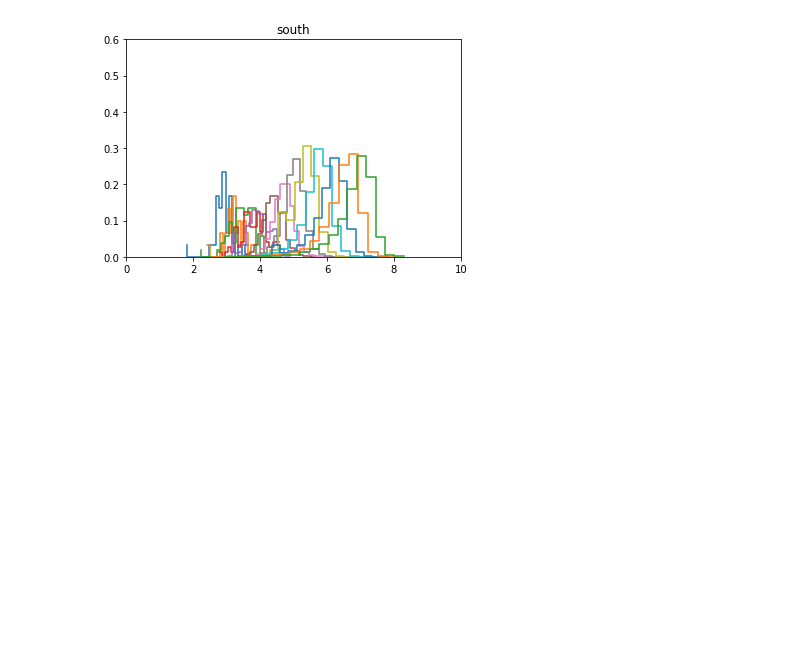
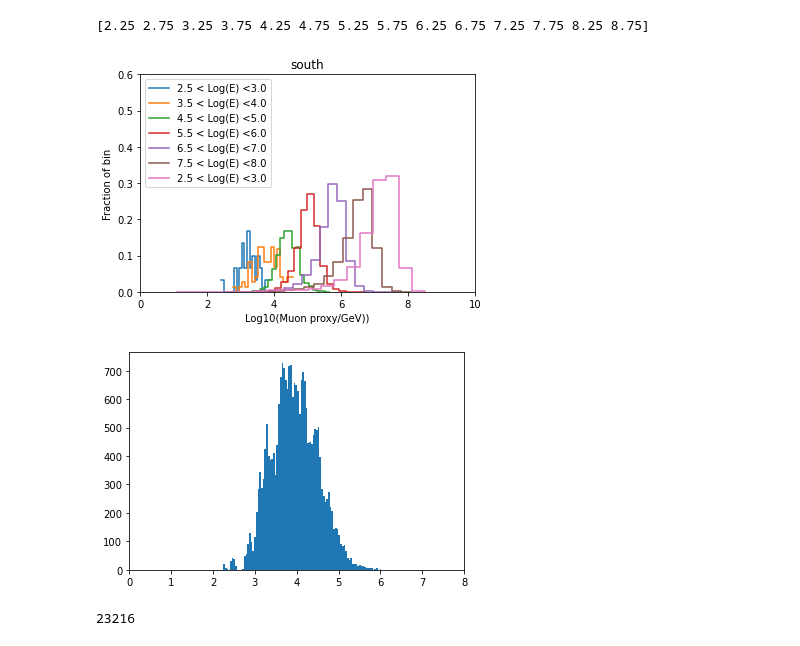
Before and after one commit to katherinemcd/public_icecube_data_analysis, a Jupyter notebook: Neutrino_to_muon_energy.ipynb, the cells around one changed output. Saved outputs shown, nothing was run; the diff lists cells and outputs as text; code cells hidden in the pictures; blank space fills up the shorter version.

```diff
--- a/Neutrino_to_muon_energy.ipynb
+++ b/Neutrino_to_muon_energy.ipynb
@@ -49,48 +74,74 @@ south_eng = data_eng[data_dec< -10]
 ##data for those indices. Lim is the average of the bounds for neutrino energy
 
 
 index = []
 for i in range(len(dec)):
     if dec[i]<-10:
         index.insert(len(index),i)
-lim = [2.25,2.75,3.25,3.75,4.25,4.75,5.25,5.75,6.25,6.75,7.25,7.75,8.25]
+lim = [2.25, 2.75, 3.25,3.75,4.25,4.75,5.25,5.75,6.25,6.75,7.25,7.75,8.25,8.75]
 regional_e_mu = e_mu[index]
 regional_e_nu = e_nu[index]
 regional_frac = frac[index]
+alphs = [1,.9,.85,.8,.7,.65,.6,.5,.4,.35,.3,.2,.1]
 
-
-
+print(np.unique(regional_e_nu))
 
 ##Here I define variables of the unique muon energy bins in the IceCube data (mainly for plot recreation)
 ##Then, I define total_frac, which sums over the fractional value of each individual data point.
 ##Next is new_e_mu, which is where I will store the muon energy converted from neutrino energy.
 ##Muon is the linspace to create the function over, where the bounds are the min and max of the distribution given
 
-unique_mu = np.zeros((13,20))
-total_frac = np.zeros((13,20))
+unique_mu = np.zeros((14,20))
+total_frac = np.zeros((14,20))
 new_e_mu = np.zeros(len(south_eng))
-lower_bound = [2.0,2.5,3.0,3.5,4.0,4.5,5.0,5.5,6.0,6.5,7.0,7.5,8.0]
-upper_bound = [2.5,3.0,3.5,4.0,4.5,5.0,5.5,6.0,6.5,7.0,7.5,8.0,8.5]
-muon = np.zeros((13,1000))
-
+lower_bound = [2.0, 2.5, 3.0, 3.5,4.0,4.5,5.0,5.5,6.0,6.5,7.0,7.5,8.0,8.5]
+upper_bound = [2.5, 3.0, 3.5, 4.0,4.5,5.0,5.5,6.0,6.5,7.0,7.5,8.0,8.5,9.0]
+label = ["2.5 < Log(E) <3.0",
+         "2.5 < Log(E) <3.0",
+         "2.5 < Log(E) <3.0",
+         "3.5 < Log(E) <4.0",
+         "2.5 < Log(E) <3.0",
+         "4.5 < Log(E) <5.0",
+         "2.5 < Log(E) <3.0",
+         "5.5 < Log(E) <6.0",
+         "2.5 < Log(E) <3.0",
+         "6.5 < Log(E) <7.0",
+         "2.5 < Log(E) <3.0",
+         "7.5 < Log(E) <8.0",
+         "2.5 < Log(E) <3.0",
+         "2.5 < Log(E) <3.0"]
+muon = np.zeros((14,1000))
 for k in range(len(lim)):
+    if regional_e_nu.any()==lim[k]:
+        print("hi")
     unique_mu[k] = np.unique(regional_e_mu[regional_e_nu==lim[k]])
     for i, unique in enumerate(unique_mu[k]):
         total_frac[k][i] = np.sum(regional_frac[unique==regional_e_mu])
 
-    plt.step(unique_mu[k],total_frac[k])
-    plt.xlim(0,10)
-    plt.ylim(0,0.6)
-    plt.title("south")
+    if (k % 2) != 0:
+        plt.step(unique_mu[k],total_frac[k], label = label[k])
+        plt.xlim(0,10)
+        plt.ylim(0,0.6)
+        plt.legend()
+        plt.xlabel("Log10(Muon proxy/GeV))")
+        plt.ylabel("Fraction of bin")
+        plt.title("south")
     muon[k]=np.linspace(np.min(unique_mu[k]),np.max(unique_mu[k]),1000)
     func = scipy.interpolate.interp1d(unique_mu[k], total_frac[k], bounds_error=False, fill_value=0)
     new_e_mu[np.logical_and(south_eng<upper_bound[k],south_eng>=lower_bound[k])] = np.random.choice(muon[k],
                                                                                                       p = (func(muon[k])/np.sum(func(muon[k]))),
                                                                                                       size = len(new_e_mu[np.logical_and(south_eng<upper_bound[k],south_eng>=lower_bound[k])]))
-
+plt.show()
+plt.hist(new_e_mu, bins = 100)
+plt.xlim(0,8)
+plt.show()
 data_eng[data_dec<-10] = new_e_mu
+print(len(new_e_mu))
 # %% [output]
+[2.25 2.75 3.25 3.75 4.25 4.75 5.25 5.75 6.25 6.75 7.25 7.75 8.25 8.75]
-[figure, old version]
+[figure, new version]
+[figure, added]
+23216
 # %%
 
 ##Find the indices of the smearing data of the Horizon, and set new variables of neutrino, muon, and fractional
```
Also changed, not shown: parts of 6 cells of this notebook.
